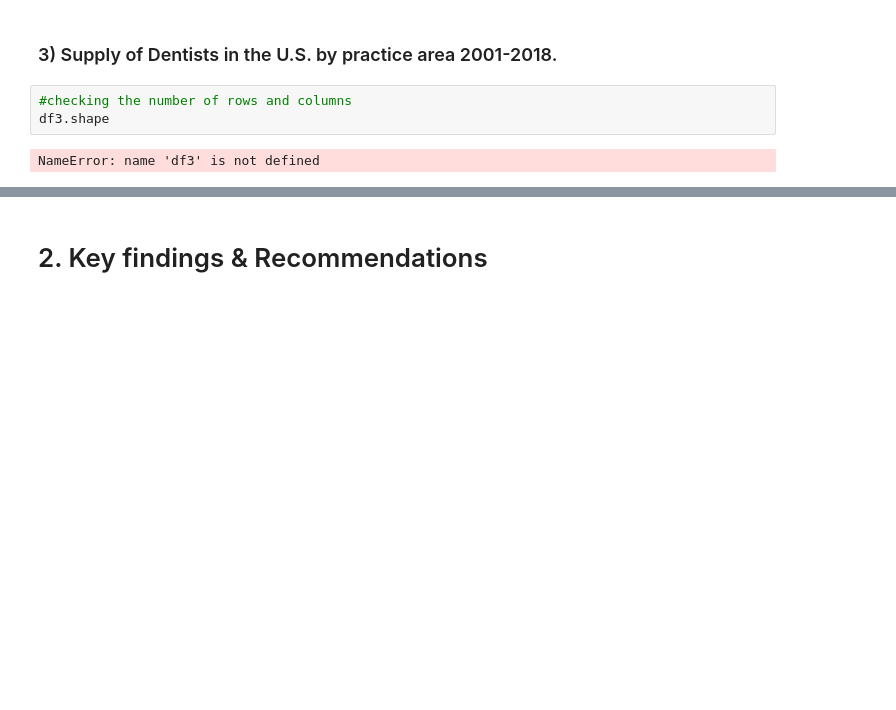
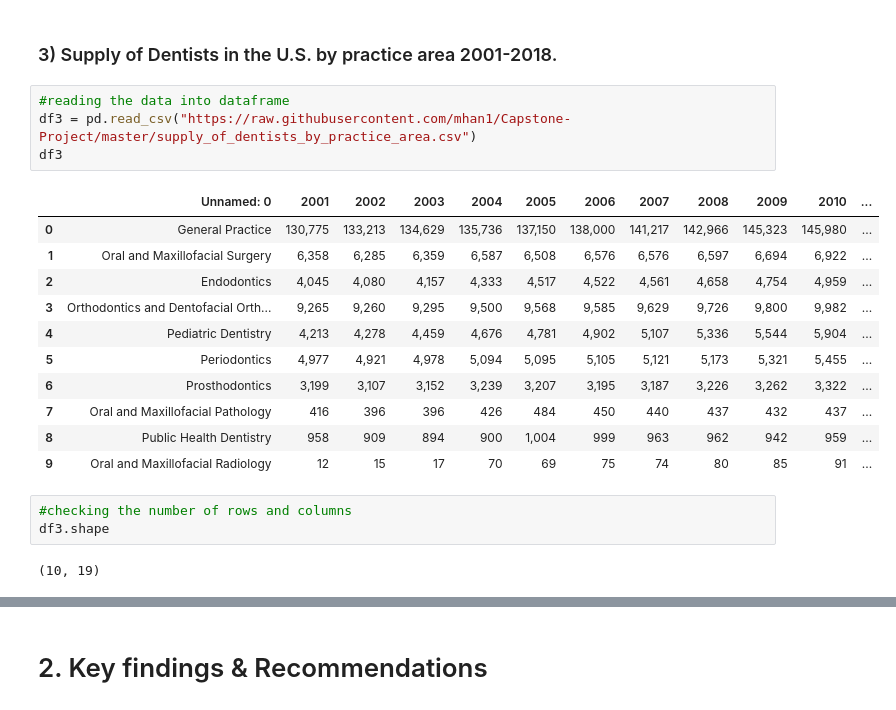
Before and after one commit to mhan1/Capstone-Project, a Jupyter notebook: Minyeong Han_Analysis Key findings and recommendations.ipynb, the cells around one changed output, grey strips where cells are left out. Drawn from its saved outputs; the diff is of its cells as text; blank space fills up the shorter version.

```diff
--- a/Minyeong Han_Analysis Key findings and recommendations.ipynb
+++ b/Minyeong Han_Analysis Key findings and recommendations.ipynb
@@ -563,10 +656,26 @@ mean_column
 # %% [markdown]
 ### 3) Supply of Dentists in the U.S. by practice area 2001-2018.
+# %%
+#reading the data into dataframe
+df3 = pd.read_csv("https://raw.githubusercontent.com/mhan1/Capstone-Project/master/supply_of_dentists_by_practice_area.csv")
+df3
+# %% [output]
+|  | Unnamed: 0 | 2001 | 2002 | 2003 | 2004 | 2005 | 2006 | 2007 | 2008 | 2009 | 2010 | ... |
+| 0 | General Practice | 130,775 | 133,213 | 134,629 | 135,736 | 137,150 | 138,000 | 141,217 | 142,966 | 145,323 | 145,980 | ... |
+| 1 | Oral and Maxillofacial Surgery | 6,358 | 6,285 | 6,359 | 6,587 | 6,508 | 6,576 | 6,576 | 6,597 | 6,694 | 6,922 | ... |
+| 2 | Endodontics | 4,045 | 4,080 | 4,157 | 4,333 | 4,517 | 4,522 | 4,561 | 4,658 | 4,754 | 4,959 | ... |
+| 3 | Orthodontics and Dentofacial Orth... | 9,265 | 9,260 | 9,295 | 9,500 | 9,568 | 9,585 | 9,629 | 9,726 | 9,800 | 9,982 | ... |
+| 4 | Pediatric Dentistry | 4,213 | 4,278 | 4,459 | 4,676 | 4,781 | 4,902 | 5,107 | 5,336 | 5,544 | 5,904 | ... |
+| 5 | Periodontics | 4,977 | 4,921 | 4,978 | 5,094 | 5,095 | 5,105 | 5,121 | 5,173 | 5,321 | 5,455 | ... |
+| 6 | Prosthodontics | 3,199 | 3,107 | 3,152 | 3,239 | 3,207 | 3,195 | 3,187 | 3,226 | 3,262 | 3,322 | ... |
+| 7 | Oral and Maxillofacial Pathology | 416 | 396 | 396 | 426 | 484 | 450 | 440 | 437 | 432 | 437 | ... |
+| 8 | Public Health Dentistry | 958 | 909 | 894 | 900 | 1,004 | 999 | 963 | 962 | 942 | 959 | ... |
+| 9 | Oral and Maxillofacial Radiology | 12 | 15 | 17 | 70 | 69 | 75 | 74 | 80 | 85 | 91 | ... |
 # %%
 #checking the number of rows and columns
 df3.shape
 # %% [output]
-NameError: name 'df3' is not defined
+(10, 19)
 # %%
 #brief summary of the dataframe
 df3.info()
```
Also changed, not shown: parts of 31 cells of this notebook.
